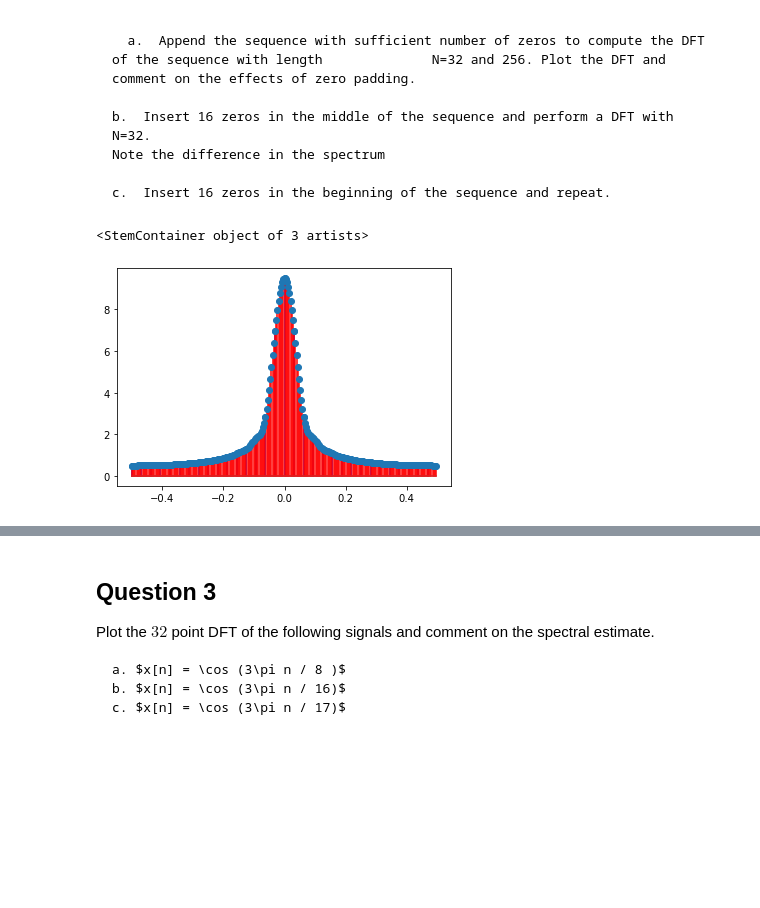
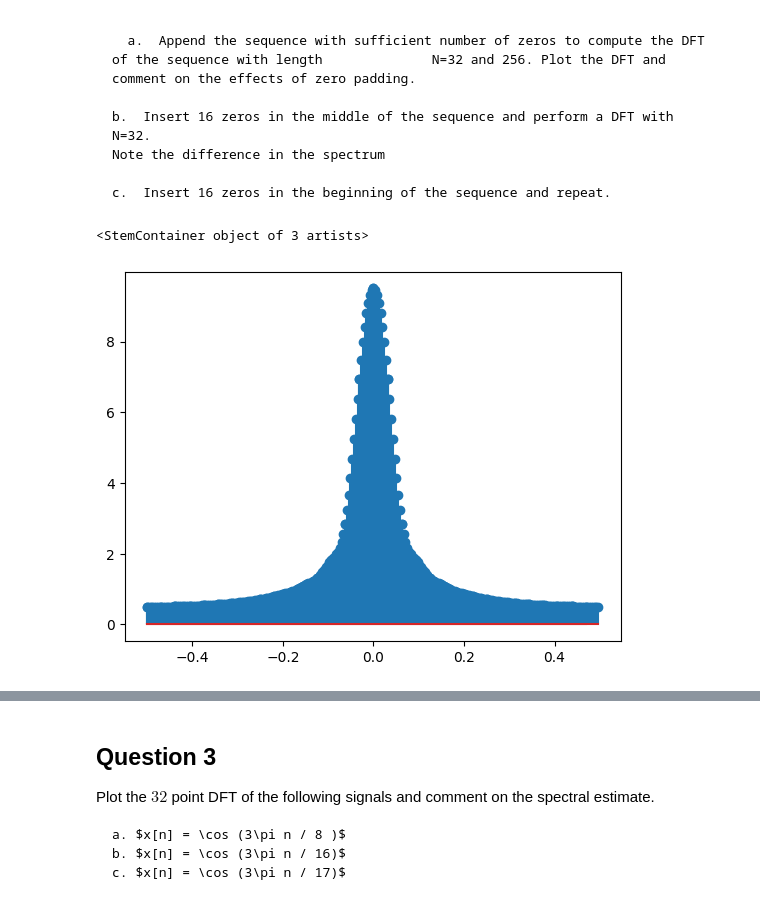
Before and after one commit to puranikvinit/lab_9, a Jupyter notebook: Assignment3-211EC221_211EC226.ipynb, the cells around one changed output, grey strips where cells are left out. Drawn from its saved outputs; the diff is of its cells as text; code cells hidden in the pictures; blank space fills up the shorter version.

```diff
--- a/Assignment3-211EC221_211EC226.ipynb
+++ b/Assignment3-211EC221_211EC226.ipynb
@@ -57,22 +57,22 @@ Generate the finite duration sequence $x[n]= 0.5 (1-\cos(\pi n/20))$, $0\leq n <
 # %%
 n = 20
 
 N1 = 32
 N2 = 256
 
 def xa(N):
     res = []
     for i in range(0, n):
         res.append(0.5 * (1 - np.cos(np.pi * i / 20)))
     for i in range(n, N):
         res.append(0)
     return res
 
-plt.stem(dft_freq_phase(xa(N1), N1)["freq"], np.abs(dft_freq_phase(xa(N1), N1)["dft"]), linefmt = 'B')
-plt.stem(dft_freq_phase(xa(N2), N2)["freq"], np.abs(dft_freq_phase(xa(N2), N2)["dft"]), linefmt = 'R')
+plt.stem(dft_freq_phase(xa(N1), N1)["freq"], np.abs(dft_freq_phase(xa(N1), N1)["dft"]))
+plt.stem(dft_freq_phase(xa(N2), N2)["freq"], np.abs(dft_freq_phase(xa(N2), N2)["dft"]))
 # %% [output]
 <StemContainer object of 3 artists>
-[figure, old version]
+[figure, new version]
 # %%
 def xb(N):
     res = []
```
Also changed, not shown: parts of 20 cells of this notebook.
